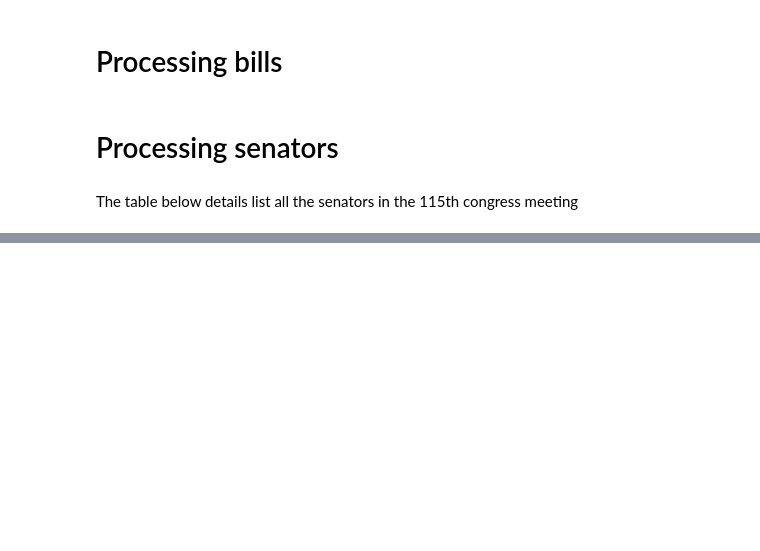
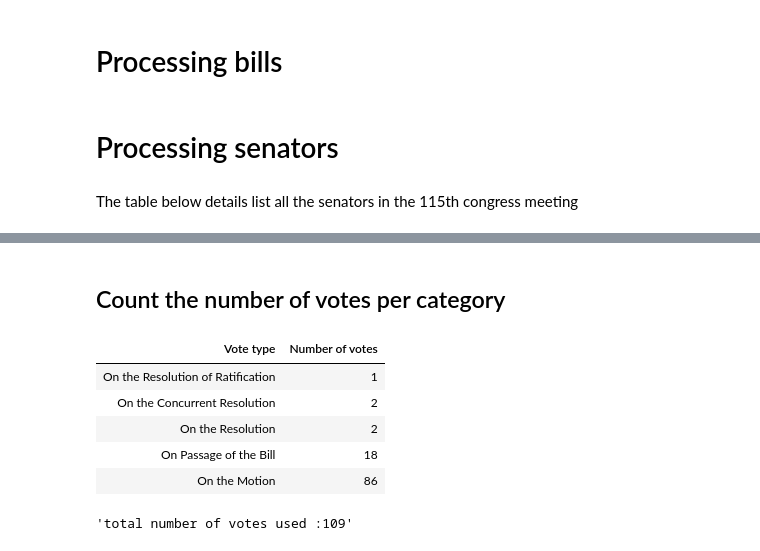
Before and after one commit to lkiel/US-Senators, a Jupyter notebook: Feature Engineering.ipynb, the cells around one changed output, grey strips where cells are left out. Drawn from its saved outputs; the diff is of its cells as text; code cells hidden in the pictures; blank space fills up the shorter version.

```diff
--- a/Feature Engineering.ipynb
+++ b/Feature Engineering.ipynb
@@ -225,3 +225,20 @@ labels = senators['party'].values
 dict_mapping = {'R':0.,'D':0.12,'I':0.223}
 labels = np.vectorize(dict_mapping.get)(labels)
 np.save("data/processed/processed_labels_numerical.npy", labels)
+# %% [markdown]
+## Count the number of votes per category
+# %%
+count_pd = pd.DataFrame([vote_matrix_2.columns,[raw_votes.question[raw_votes.id == x].iloc[0] for x in vote_matrix_2.columns]]).T.groupby(1).count().reset_index()
+count_pd.columns = ['Vote type','Number of votes']
+display(HTML(count_pd.sort_values('Number of votes').to_html(index=False)))
+# %% [output]
+| Vote type | Number of votes |
+| On the Resolution of Ratification | 1 |
+| On the Concurrent Resolution | 2 |
+| On the Resolution | 2 |
+| On Passage of the Bill | 18 |
+| On the Motion | 86 |
+# %%
+"total number of votes used :"+str(len(vote_matrix_2.columns))
+# %% [output]
+'total number of votes used :109'
```
Also changed, not shown: parts of 2 cells of this notebook, 1 other file.
